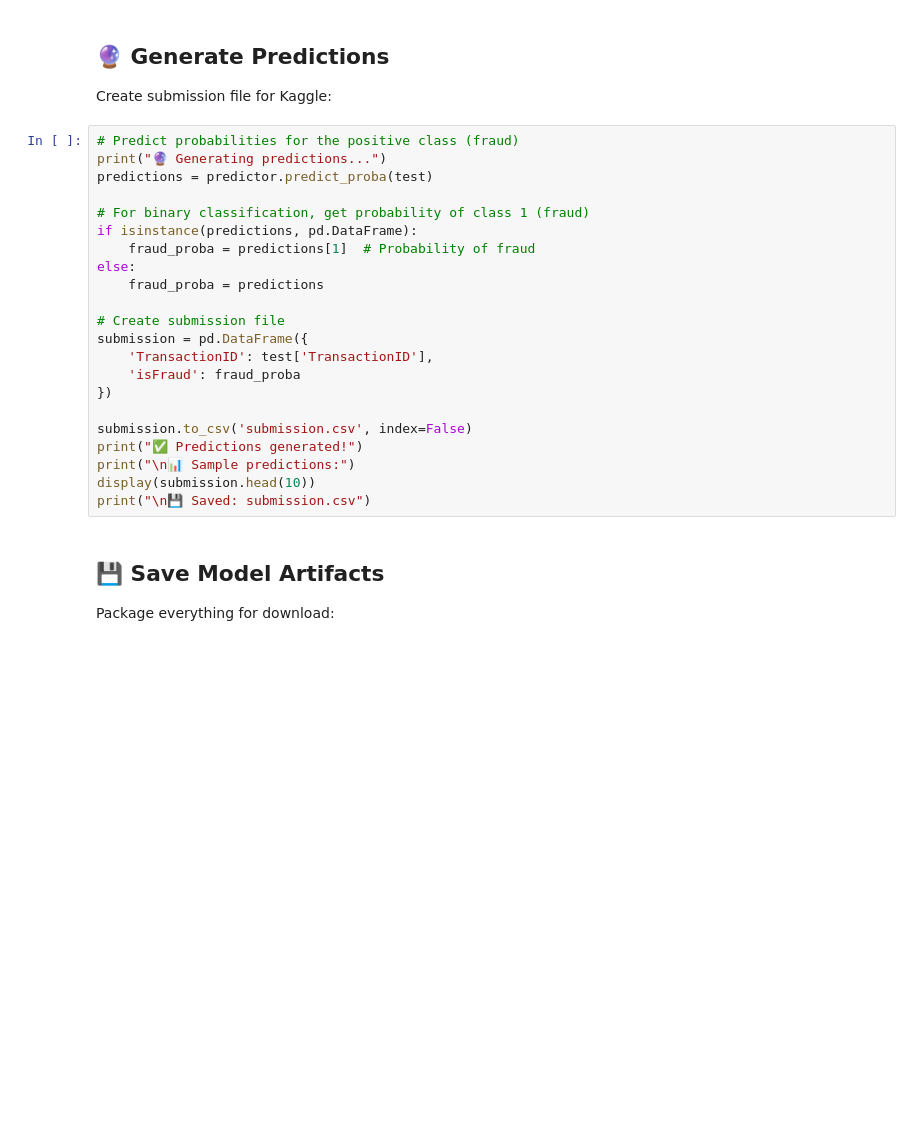
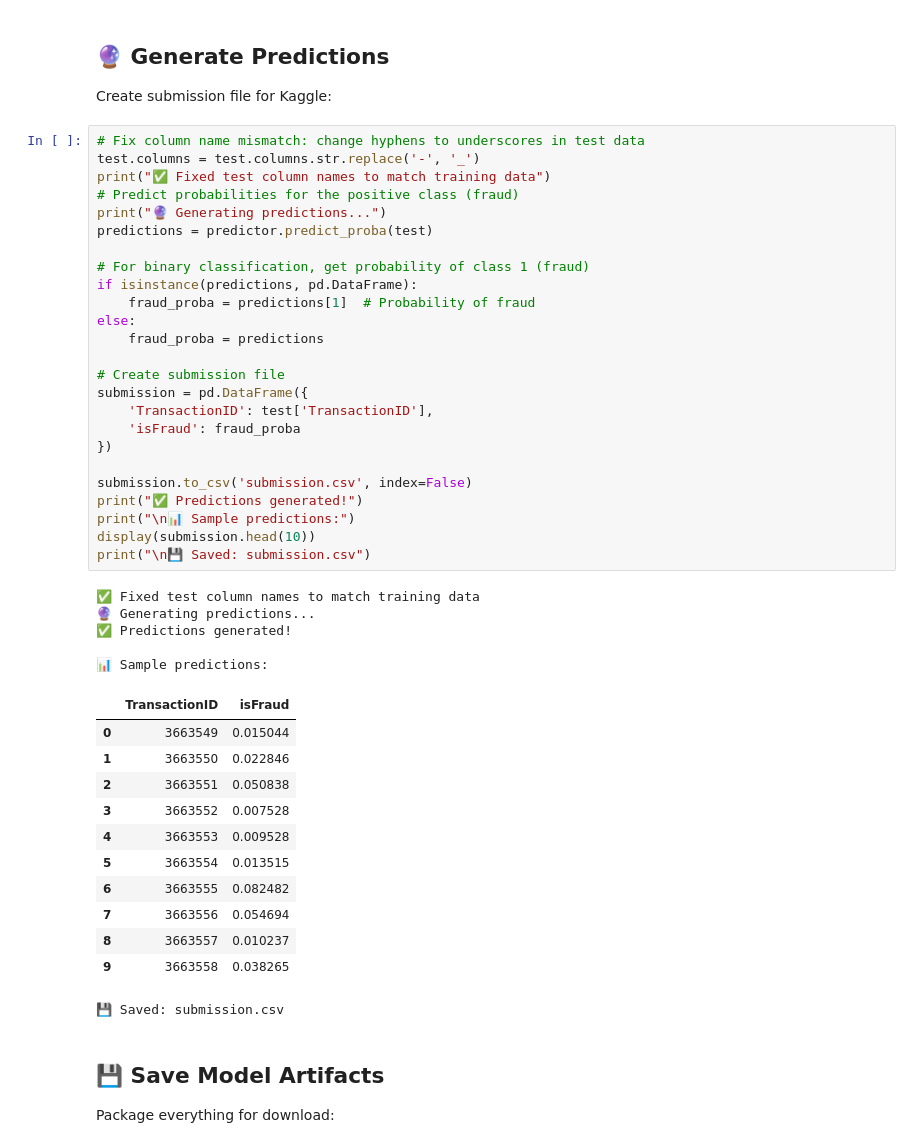
Before and after one commit to BalaAnbalagan/autogluon-assignment, a Jupyter notebook: part1-kaggle/ieee-fraud-detection.ipynb, the cells around one changed output. Drawn from its saved outputs; the diff is of its cells as text; blank space fills up the shorter version.

```diff
--- a/part1-kaggle/ieee-fraud-detection.ipynb
+++ b/part1-kaggle/ieee-fraud-detection.ipynb
@@ -203,27 +275,48 @@ print("\n💾 Saved: feature_importance.csv")
 
 Create submission file for Kaggle:
 # %%
+# Fix column name mismatch: change hyphens to underscores in test data
+test.columns = test.columns.str.replace('-', '_')
+print("✅ Fixed test column names to match training data")
 # Predict probabilities for the positive class (fraud)
 print("🔮 Generating predictions...")
 predictions = predictor.predict_proba(test)
 
 # For binary classification, get probability of class 1 (fraud)
 if isinstance(predictions, pd.DataFrame):
     fraud_proba = predictions[1]  # Probability of fraud
 else:
     fraud_proba = predictions
 
 # Create submission file
 submission = pd.DataFrame({
     'TransactionID': test['TransactionID'],
     'isFraud': fraud_proba
 })
 
 submission.to_csv('submission.csv', index=False)
 print("✅ Predictions generated!")
 print("\n📊 Sample predictions:")
 display(submission.head(10))
 print("\n💾 Saved: submission.csv")
+# %% [output]
+✅ Fixed test column names to match training data
+🔮 Generating predictions...
+✅ Predictions generated!
+
+📊 Sample predictions:
+|  | TransactionID | isFraud |
+| 0 | 3663549 | 0.015044 |
+| 1 | 3663550 | 0.022846 |
+| 2 | 3663551 | 0.050838 |
+| 3 | 3663552 | 0.007528 |
+| 4 | 3663553 | 0.009528 |
+| 5 | 3663554 | 0.013515 |
+| 6 | 3663555 | 0.082482 |
+| 7 | 3663556 | 0.054694 |
+| 8 | 3663557 | 0.010237 |
+| 9 | 3663558 | 0.038265 |
+💾 Saved: submission.csv
 # %% [markdown]
 ## 💾 Save Model Artifacts
 
```
Also changed, not shown: parts of 11 cells of this notebook, 1 other file.
